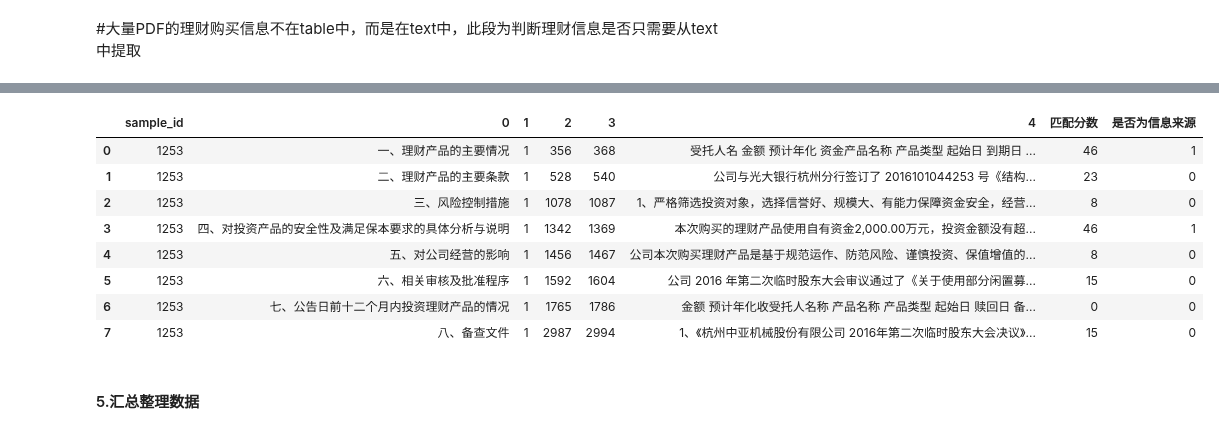
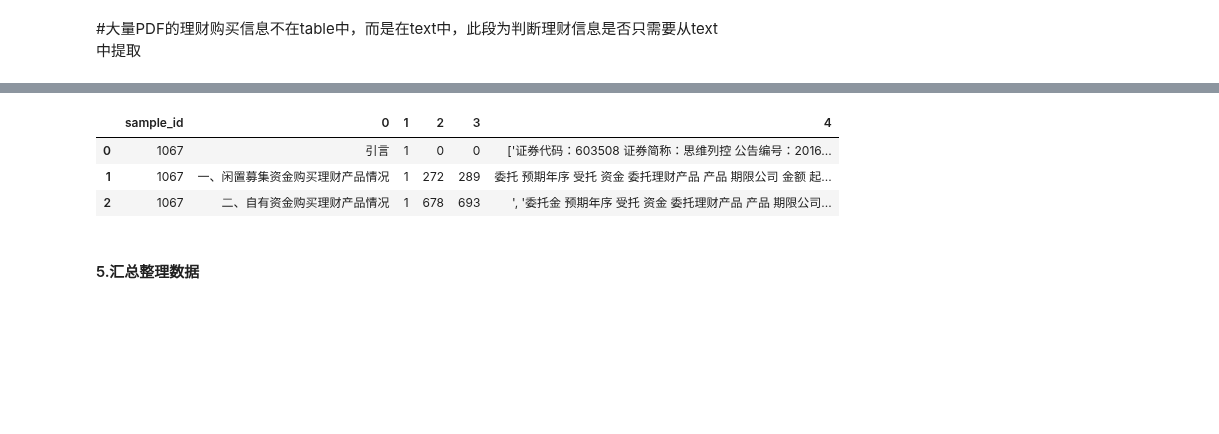
Before and after one commit to lsqlhl5862/baseline_qqcywdj, a Jupyter notebook: lhl/baseline-lhl.ipynb, the cells around one changed output, grey strips where cells are left out. Cells and saved outputs as stored; diff of their text form; code cells hidden in the pictures; blank space fills up the shorter version.

```diff
--- a/lhl/baseline-lhl.ipynb
+++ b/lhl/baseline-lhl.ipynb
@@ -218,7 +340,7 @@ s_title_num_char=["（一）","（二）","（三）","（四）","（五）","
 s_title_num_char.extend(["[(]一[)]","[(]二[)]","[(]三[)]","[(]四[)]","[(]五[)]","[(]六[)]","[(]七[)]","[(]八[)]","[(]九[)]","[(]十[)]","[(]十一[)]","[(]十二[)]","[(]十三[)]","[(]十四[)]","[(]十五[)]"])
 
 title_pos_words=[]
-title_neg_words=[]
+title_neg_words=["备查","日前","过去","履行","审批","程序","风险","措施","影响","累计","赎回","到期","截至"]
 
 
 def get_title(text):
@@ -285,48 +407,44 @@ def judge_title(sample_id=0,text=r"test\n"):
     title_1_df=get_title_text(text,title_df)[["sample_id",0,1,2,3,4]]
 
 
+
     global val_df
     global train_outputs
     val_true_name=train_outputs[train_outputs["sample_id"]==sample_id]["理财产品名称"]
 
-    # print(title_1_df)
-    title_1_df["匹配分数"]=0
-    for item in val_true_name:
-        title_1_df["匹配分数"]=title_1_df["匹配分数"]+title_1_df[4].apply(lambda x:fuzz.partial_ratio(x,str(item)))
-
-    max_score=np.max(title_1_df["匹配分数"])
-    title_1_df["是否为信息来源"]=title_1_df["匹配分数"].apply(lambda x:0 if x < max_score else 1)
-    # print(title_1_df)
+    index=0
+    neg_index=[]
+    for title_des in title_1_df[0].values:
+        for item in title_neg_words:
+            if re.search(item,title_des) is not None:
+                neg_index.append(index)
+                break
+        index+=1
 
 
-    return title_1_df
+    return title_1_df.drop(neg_index)
     # print(title_list)
 
 judge_title_result=None
 
 
-for sample_id,text in tqdm(train_df[["sample_id","text"]].values):
+for sample_id,text in tqdm(val_df[["sample_id","text"]].values):
     # print(sample_id)
     # print(text)
     judge_title_result= judge_title(sample_id,text) if judge_title_result is None else pd.concat([judge_title_result,judge_title(sample_id,text)])
 
-judge_title_result.to_excel("训练集段落标题分类结果.xlsx",index=None)
+# judge_title_result.to_excel("训练集段落标题分类结果.xlsx",index=None)
 
 
 # is_from_text(val_df[val_df["sample_id"]==930]["sample_id"].iloc[0],val_df[val_df["sample_id"]==930]["text"].iloc[0])
 # is_from_text(val_df[val_df["sample_id"]==125]["text"].iloc[0])
 # %%
-judge_title(1253,train_df[train_df["sample_id"]==1253]["text"].iloc[0])
+judge_title(1067,train_df[train_df["sample_id"]==1067]["text"].iloc[0])
 # %% [output]
-|  | sample_id | 0 | 1 | 2 | 3 | 4 | 匹配分数 | 是否为信息来源 |
-| 0 | 1253 | 一、理财产品的主要情况 | 1 | 356 | 368 | 受托人名 金额 预计年化 资金产品名称 产品类型 起始日 到期日 ... | 46 | 1 |
-| 1 | 1253 | 二、理财产品的主要条款 | 1 | 528 | 540 | 公司与光大银行杭州分行签订了 2016101044253 号《结构... | 23 | 0 |
-| 2 | 1253 | 三、风险控制措施 | 1 | 1078 | 1087 | 1、严格筛选投资对象，选择信誉好、规模大、有能力保障资金安全，经营... | 8 | 0 |
-| 3 | 1253 | 四、对投资产品的安全性及满足保本要求的具体分析与说明 | 1 | 1342 | 1369 | 本次购买的理财产品使用自有资金2,000.00万元，投资金额没有超... | 46 | 1 |
-| 4 | 1253 | 五、对公司经营的影响 | 1 | 1456 | 1467 | 公司本次购买理财产品是基于规范运作、防范风险、谨慎投资、保值增值的... | 8 | 0 |
-| 5 | 1253 | 六、相关审核及批准程序 | 1 | 1592 | 1604 | 公司 2016 年第二次临时股东大会审议通过了《关于使用部分闲置募... | 15 | 0 |
-| 6 | 1253 | 七、公告日前十二个月内投资理财产品的情况 | 1 | 1765 | 1786 | 金额 预计年化收受托人名称 产品名称 产品类型 起始日 赎回日 备... | 0 | 0 |
-| 7 | 1253 | 八、备查文件 | 1 | 2987 | 2994 | 1、《杭州中亚机械股份有限公司 2016年第二次临时股东大会决议》... | 15 | 0 |
+|  | sample_id | 0 | 1 | 2 | 3 | 4 |
+| 0 | 1067 | 引言 | 1 | 0 | 0 | ['证券代码：603508 证券简称：思维列控 公告编号：2016... |
+| 1 | 1067 | 一、闲置募集资金购买理财产品情况 | 1 | 272 | 289 | 委托 预期年序 受托 资金 委托理财产品 产品 期限公司 金额 起... |
+| 2 | 1067 | 二、自有资金购买理财产品情况 | 1 | 678 | 693 | ', '委托金 预期年序 受托 资金 委托理财产品 产品 期限公司... |
 # %%
 # 直接提取时间
 # 如果出现两个时间第一个就是起息日，第二个就是到期日
```
Also changed, not shown: parts of 8 cells of this notebook.
